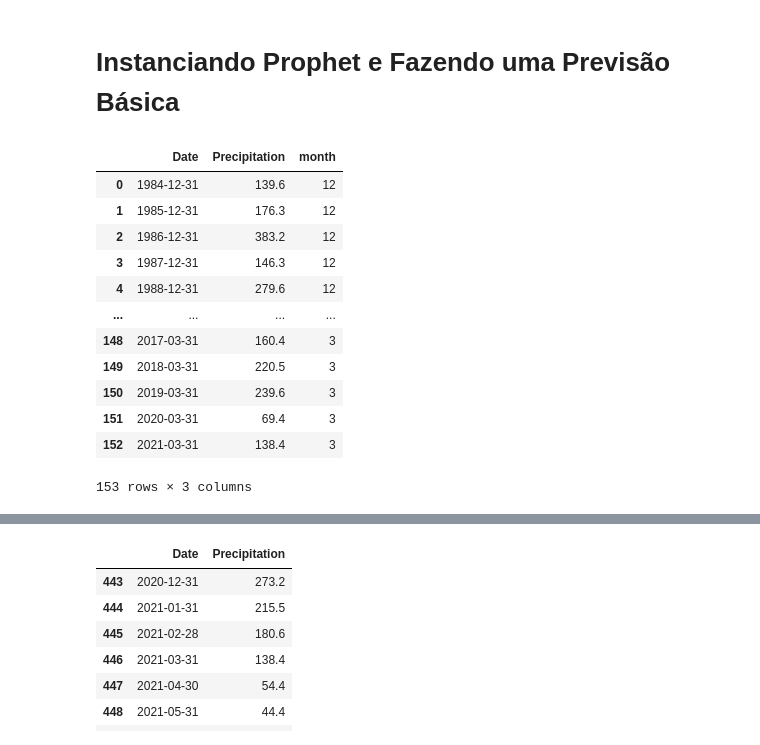
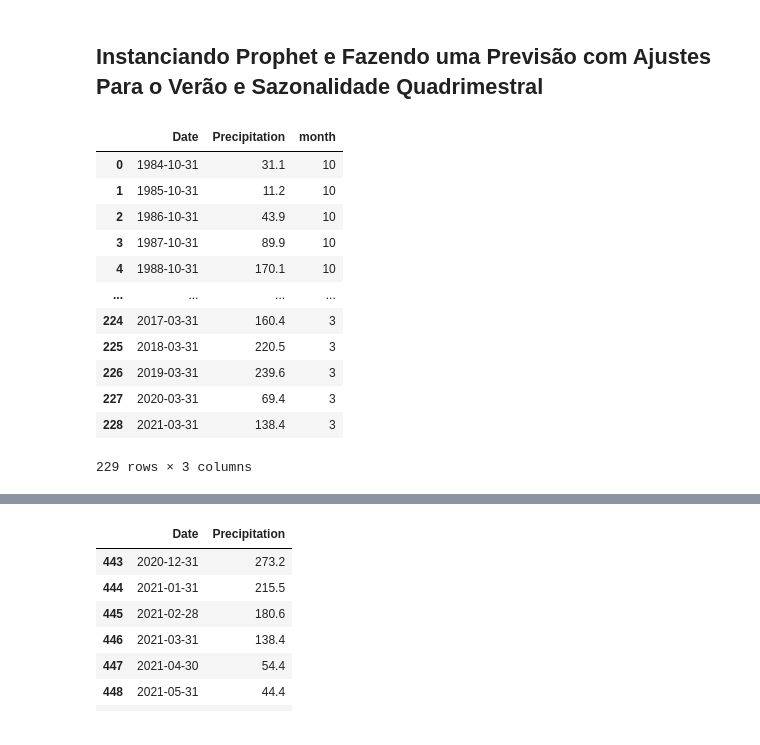
Before and after one commit to matheus-alv/time_series_precipitation, a Jupyter notebook: prophet_rainfall.ipynb, the cells around one changed output, grey strips where cells are left out. Drawn from its saved outputs; the diff is of its cells as text; code cells hidden in the pictures.

```diff
--- a/prophet_rainfall.ipynb
+++ b/prophet_rainfall.ipynb
@@ -25,33 +30,35 @@ test = rainfall.iloc[-14:]
 # %%
  train.columns = ['ds','y']
 # %% [markdown]
-# Instanciando Prophet e Fazendo uma Previsão Básica
+## Instanciando Prophet e Fazendo uma Previsão com Ajustes Para o Verão e Sazonalidade Quadrimestral
 # %%
 rainfall['month'] = pd.DatetimeIndex(rainfall.Date).month
 
 rainfall_jan = rainfall[(rainfall.month == 1)]
 rainfall_feb = rainfall[(rainfall.month == 2)]
 rainfall_mar = rainfall[(rainfall.month == 3)]
+rainfall_oc = rainfall[(rainfall.month == 10)]
+rainfall_nov = rainfall[(rainfall.month == 11)]
 rainfall_dec = rainfall[(rainfall.month == 12)]
 
-all_dfs = [rainfall_dec,rainfall_jan,rainfall_feb,rainfall_mar]
+all_dfs = [rainfall_oc,rainfall_nov,rainfall_dec,rainfall_jan,rainfall_feb,rainfall_mar]
 
 rainfall_summer = pd.concat(all_dfs).reset_index(drop=True)
 rainfall_summer
 # %% [output]
 |  | Date | Precipitation | month |
-| 0 | 1984-12-31 | 139.6 | 12 |
-| 1 | 1985-12-31 | 176.3 | 12 |
-| 2 | 1986-12-31 | 383.2 | 12 |
-| 3 | 1987-12-31 | 146.3 | 12 |
-| 4 | 1988-12-31 | 279.6 | 12 |
+| 0 | 1984-10-31 | 31.1 | 10 |
+| 1 | 1985-10-31 | 11.2 | 10 |
+| 2 | 1986-10-31 | 43.9 | 10 |
+| 3 | 1987-10-31 | 89.9 | 10 |
+| 4 | 1988-10-31 | 170.1 | 10 |
 | ... | ... | ... | ... |
-| 148 | 2017-03-31 | 160.4 | 3 |
-| 149 | 2018-03-31 | 220.5 | 3 |
-| 150 | 2019-03-31 | 239.6 | 3 |
-| 151 | 2020-03-31 | 69.4 | 3 |
-| 152 | 2021-03-31 | 138.4 | 3 |
+| 224 | 2017-03-31 | 160.4 | 3 |
+| 225 | 2018-03-31 | 220.5 | 3 |
+| 226 | 2019-03-31 | 239.6 | 3 |
+| 227 | 2020-03-31 | 69.4 | 3 |
+| 228 | 2021-03-31 | 138.4 | 3 |
-153 rows × 3 columns
+229 rows × 3 columns
 # %%
 #adicionando os meses de verão para uma previsão mais precisa
 summer = pd.DataFrame({'holiday': 'summer',
```
Also changed, not shown: parts of 12 cells of this notebook, 1 other file.
